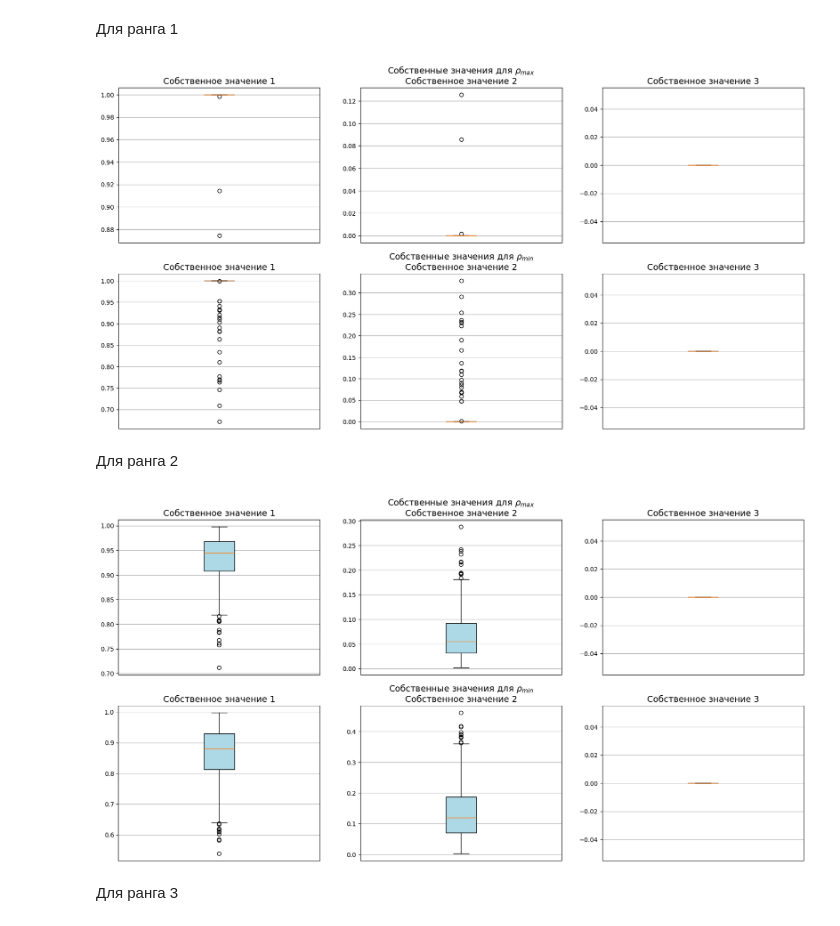
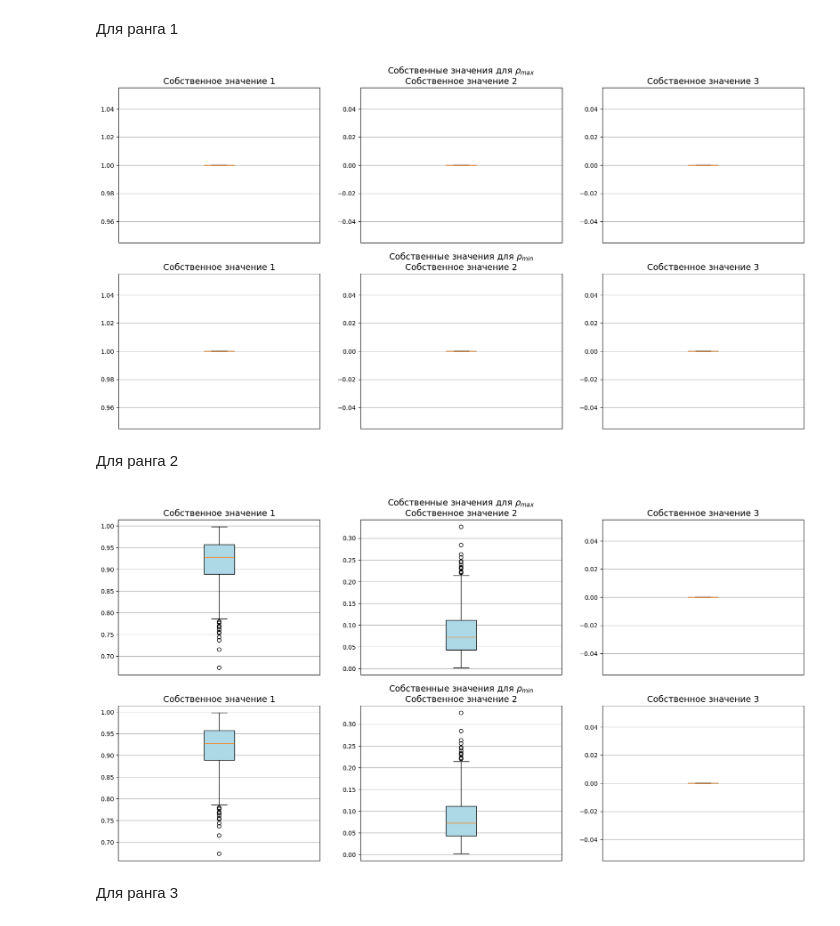
Before and after one commit to Denis-chupa/Quantum_tools, a Jupyter notebook: Tomography/src/research_data/research_eigenvalue.ipynb, the cells around one changed output. Cells and saved outputs as stored; diff of their text form; code cells hidden in the pictures.

```diff
--- a/Tomography/src/research_data/research_eigenvalue.ipynb
+++ b/Tomography/src/research_data/research_eigenvalue.ipynb
@@ -196,7 +196,7 @@ row_labels = ["Измерение 1", "Измерение 2", "Измерени
 
 fig, axes = plt.subplots(2, 3, figsize=(15, 10))
 
-i = 3
+i = 1
 for j in range(3):  # по СЗ (столбцы)
     ax = axes[0][j]
     col_name = column_groups[i][j]
@@ -612,7 +612,7 @@ row_labels = ["Измерение 1", "Измерение 2", "Измерени
 
 fig, axes = plt.subplots(2, 3, figsize=(20, 10))
 
-i = 2    # по измерениям (строки)
+i = 0   # по измерениям (строки)
 for j in range(3):  # по СЗ (столбцы)
     ax = axes[0][j]
     col_name = column_groups[i][j]
@@ -638,34 +638,34 @@ for j in range(3):  # по СЗ (столбцы)
     ax.set_xticks([])
 
 for j in range(3):  # по СЗ (столбцы)
     ax = axes[1][j]
     col_name = column_groups[i][j]
     data = df_start_protocol_r_1_min[col_name].dropna()
 
     ax.boxplot(data, patch_artist=True, boxprops=dict(facecolor='lightblue'))
 
     # Заголовок для каждого графика — только название СЗ
     ax.set_title(f"Собственное значение {col_labels[j][3]}", fontsize=14)
 
     # Для центрального графика в строке (j == 1) добавляем подпись с измерением
     if j == 1:
         ax.set_title(r"Собственные значения для $\rho_{min}$" + f"\nСобственное значение {col_labels[j][3]}", fontsize=14)
 
 
     # if j == 0:
     #     ax.set_ylim([0.7, 1.05])
     # else:
     #     ax.set_ylim([-0.05, 0.4])
 
 
     ax.grid(True)
     ax.set_xticks([])
 
 
 # plt.tight_layout()
 plt.show()
 # %% [output]
-[figure, old version]
+[figure, new version]
 # %% [markdown]
 Для ранга 2
 # %%
@@ -683,7 +683,7 @@ row_labels = ["Измерение 1", "Измерение 2", "Измерени
 
 fig, axes = plt.subplots(2, 3, figsize=(20, 10))
 
-i = 2      # по измерениям (строки)
+i = 4    # по измерениям (строки)
 for j in range(3):  # по СЗ (столбцы)
     ax = axes[0][j]
     col_name = column_groups[i][j]
@@ -721,7 +721,7 @@ for j in range(3):  # по СЗ (столбцы)
 # plt.tight_layout()
 plt.show()
 # %% [output]
-[figure, old version]
+[figure, new version]
 # %% [markdown]
 Для ранга 3
 # %%
```
Also changed, not shown: parts of 1 cell of this notebook, 1 other file.
